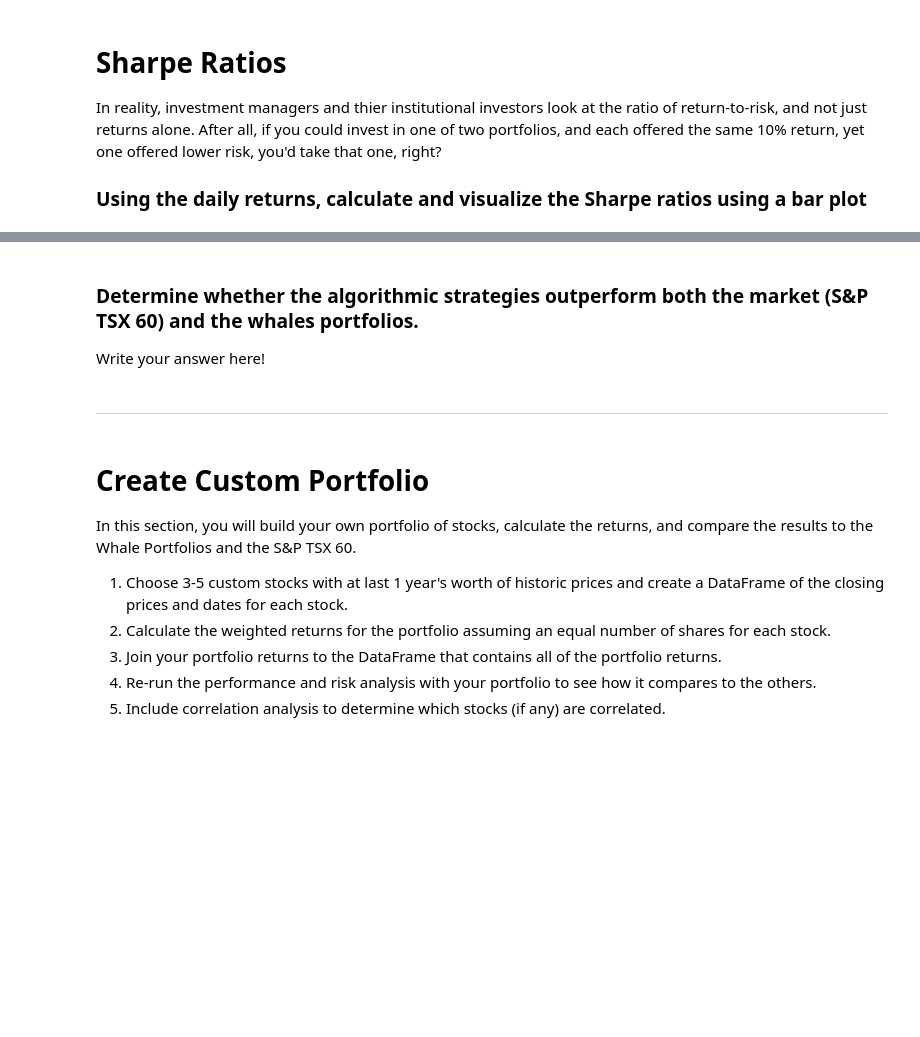
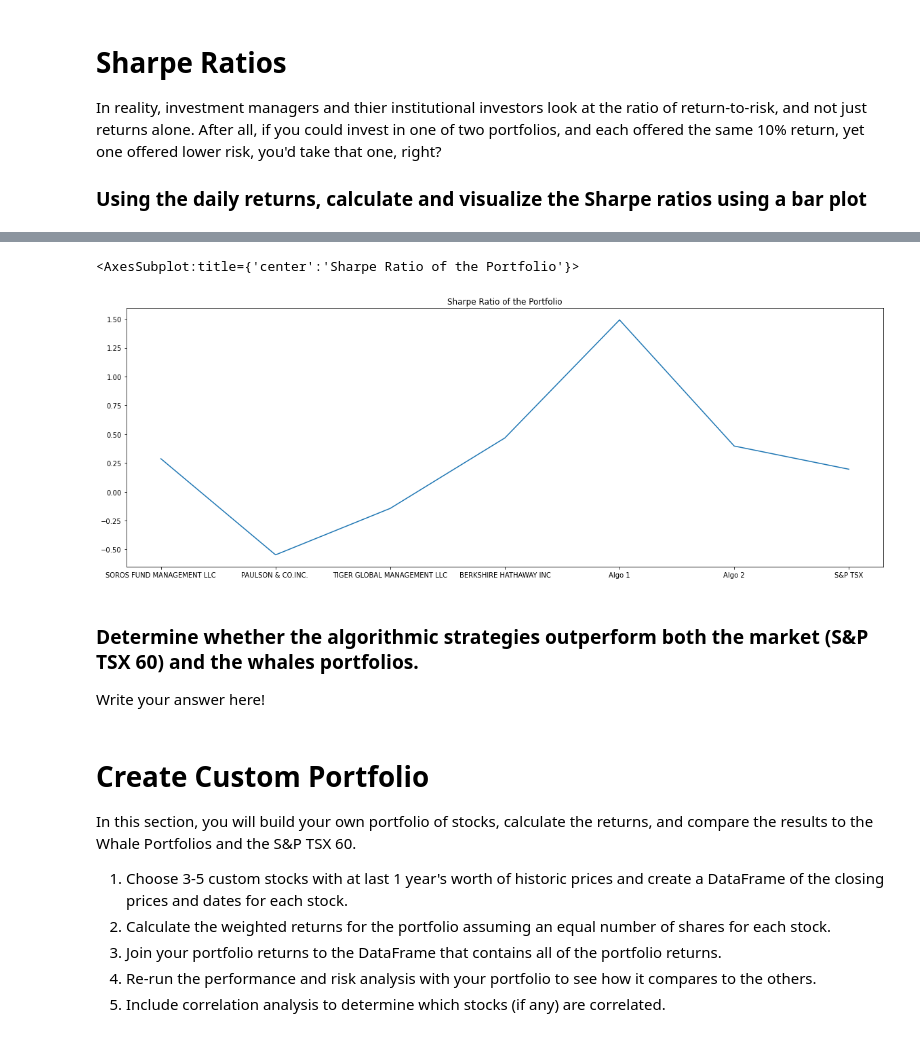
Before and after one commit to vjreddy2001/Portfolio, a Jupyter notebook: whale_analysis.ipynb, the cells around one changed output, grey strips where cells are left out. Saved outputs shown, nothing was run; the diff lists cells and outputs as text; code cells hidden in the pictures; blank space fills up the shorter version.

Commit message:
Updated Custom Portfolio

```diff
--- a/whale_analysis.ipynb
+++ b/whale_analysis.ipynb
@@ -513,0 +473,4 @@ In reality, investment managers and thier institutional investors look at the ra
+# %%
+# Annualized Sharpe Ratios
+sharpe_ratios = (joined_portfolio.mean() * 252) / (joined_portfolio.std() * np.sqrt(252))
+sharpe_ratios
@@ -514,11 +486,13 @@ In reality, investment managers and thier institutional investors look at the ra
 # %%
 # Visualize the sharpe ratios as a bar plot
+sharpe_ratios.plot(figsize=(20,7), title="Sharpe Ratio of the Portfolio")
+# %% [output]
+<AxesSubplot:title={'center':'Sharpe Ratio of the Portfolio'}>
+[figure, added]
 # %% [markdown]
 ### Determine whether the algorithmic strategies outperform both the market (S&P TSX 60) and the whales portfolios.
 
 Write your answer here!
-# %% [markdown]
----
 # %% [markdown]
 # Create Custom Portfolio
 
```
Also changed, not shown: parts of 34 cells of this notebook.
